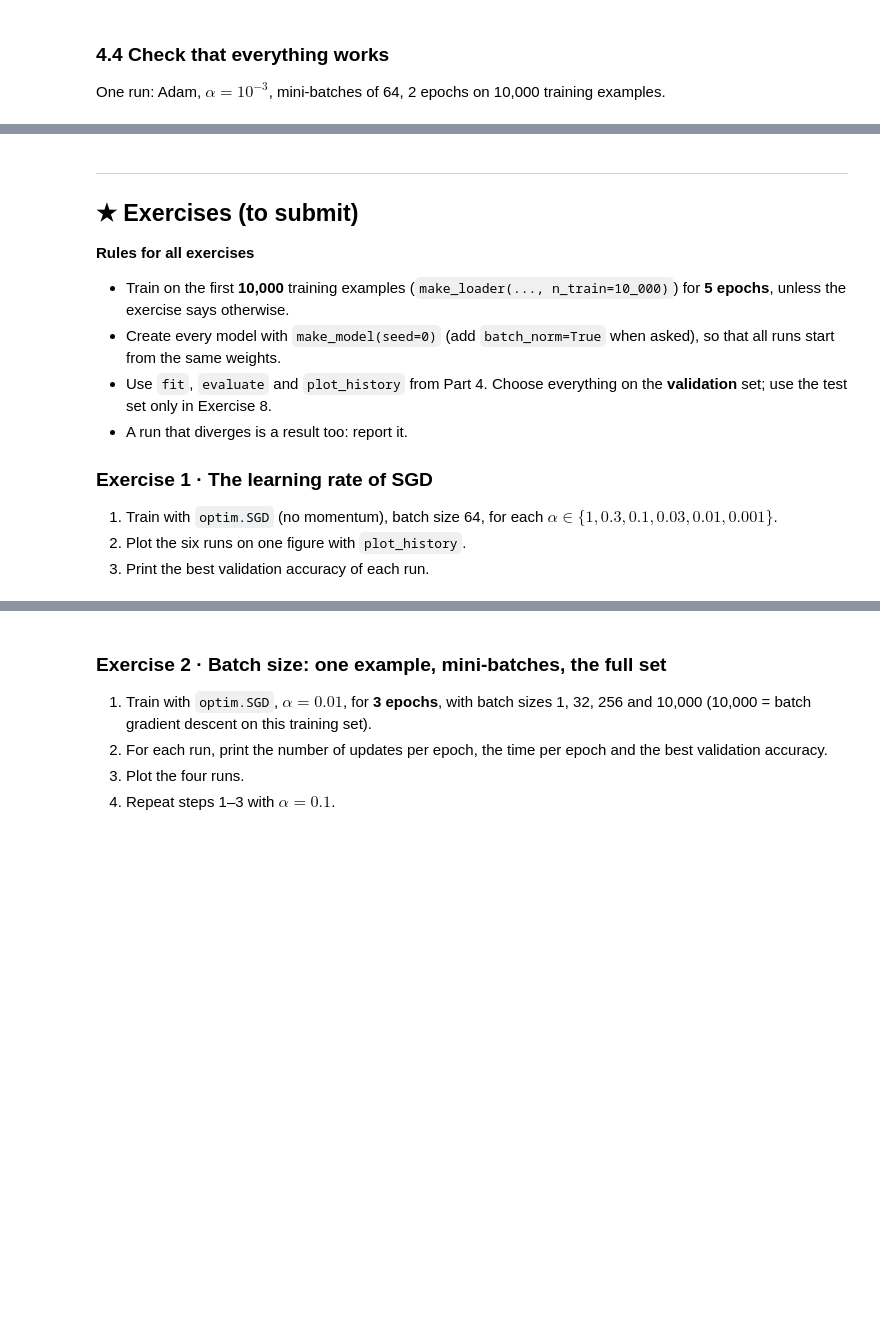
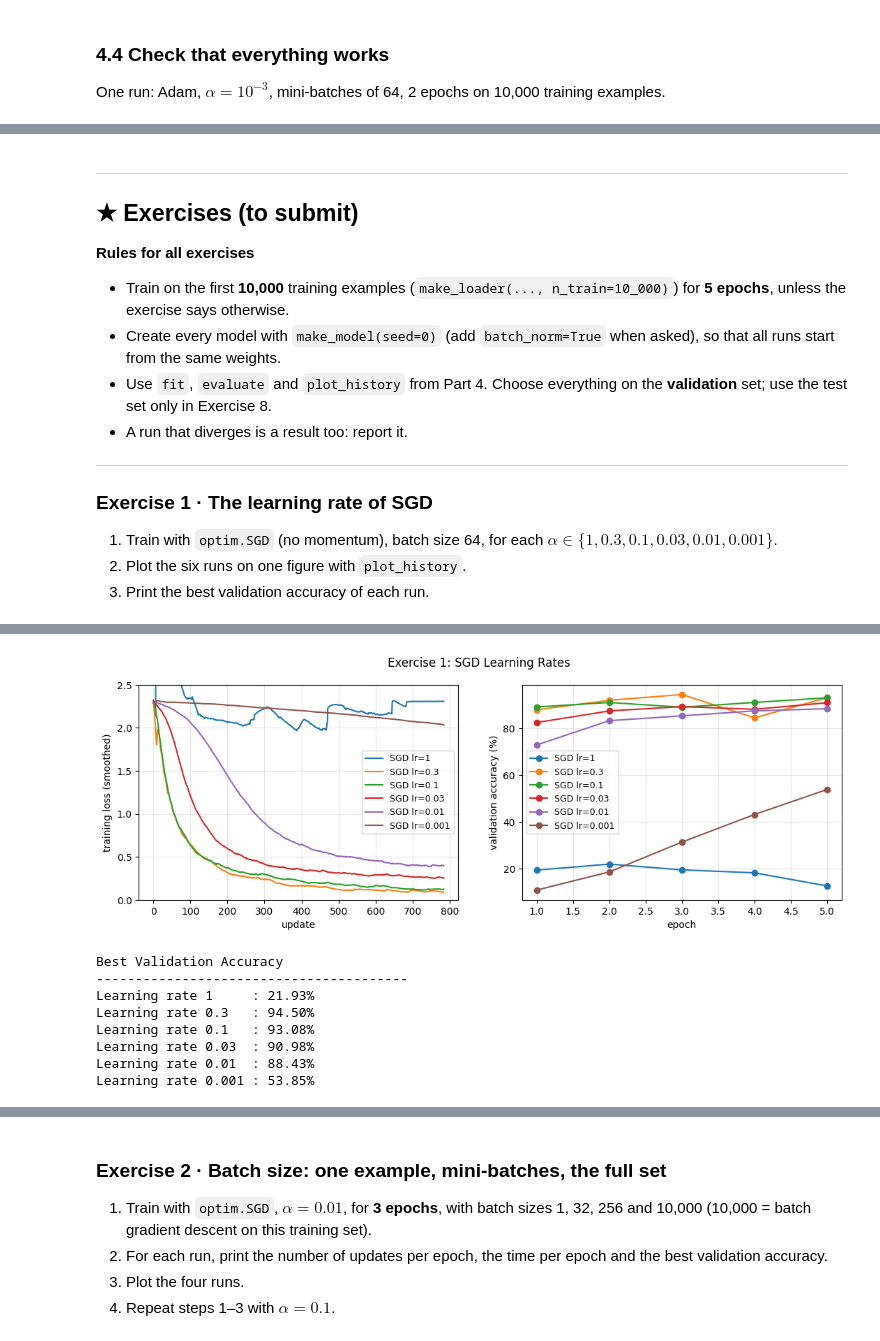
Before and after one commit to sarakseyhaaa/I4_AMS_AI, a Jupyter notebook: TP4_NY_SARAKSEYHA_I4AMS_B_AI/TP4_Optimization.ipynb, the cells around one changed output, grey strips where cells are left out. Saved outputs shown, nothing was run; the diff lists cells and outputs as text; code cells hidden in the pictures; blank space fills up the shorter version.

```diff
--- a/TP4_NY_SARAKSEYHA_I4AMS_B_AI/TP4_Optimization.ipynb
+++ b/TP4_NY_SARAKSEYHA_I4AMS_B_AI/TP4_Optimization.ipynb
@@ -437,10 +436,47 @@ epoch 10 | lr 1.00e-01 | train loss 2.3109 | val loss 2.3110 | val acc 9.95% | 4
 - Use `fit`, `evaluate` and `plot_history` from Part 4. Choose everything on the **validation** set; use the test set only in Exercise 8.
 - A run that diverges is a result too: report it.
 
-
+---
 ### Exercise 1 · The learning rate of SGD
 1. Train with `optim.SGD` (no momentum), batch size 64, for each $\alpha \in \{1, 0.3, 0.1, 0.03, 0.01, 0.001\}$.
 2. Plot the six runs on one figure with `plot_history`.
 3. Print the best validation accuracy of each run.
 # %%
-# Exercise 1
+# Exercise 1: The learning rate of SGD
+
+learning_rates = [1, 0.3, 0.1, 0.03, 0.01, 0.001]
+histories = {}
+
+# Use the first 10,000 training examples
+loader = make_loader(batch_size=64, n_train=10_000)
+
+# Train the model with each learning rate
+for lr in learning_rates:
+    print(f"\nTraining with learning rate = {lr}")
+
+    # Start from the same weights
+    model = make_model(seed=0)
+
+    # SGD optimizer without momentum
+    optimizer = optim.SGD(model.parameters(), lr=lr)
+
+    # Train for 5 epochs
+    hist = fit(model, optimizer, loader, epochs=5)
+
+    # Store the training history
+    histories[f"SGD lr={lr}"] = hist
+
+# Plot all six runs on one figure
+plot_history(histories, "Exercise 1: SGD Learning Rates")
+
+# Print the best validation accuracy
+print("\nBest Validation Accuracy")
+print("-" * 40)
+
+for lr in learning_rates:
+    hist = histories[f"SGD lr={lr}"]
+    best_acc = max(hist["val_acc"])
+
+    status = " (diverged)" if hist["diverged"] else ""
+    print(f"Learning rate {lr:<6}: {best_acc:.2f}%{status}")
+# %% [output]
@@ -447 +500,10 @@ epoch 10 | lr 1.00e-01 | train loss 2.3109 | val loss 2.3110 | val acc 9.95% | 4
+[figure, added]
+Best Validation Accuracy
+----------------------------------------
+Learning rate 1     : 21.93%
+Learning rate 0.3   : 94.50%
+Learning rate 0.1   : 93.08%
+Learning rate 0.03  : 90.98%
+Learning rate 0.01  : 88.43%
+Learning rate 0.001 : 53.85%
 # %% [markdown]
```
Also changed, not shown: parts of 15 cells of this notebook, 10 other files.
